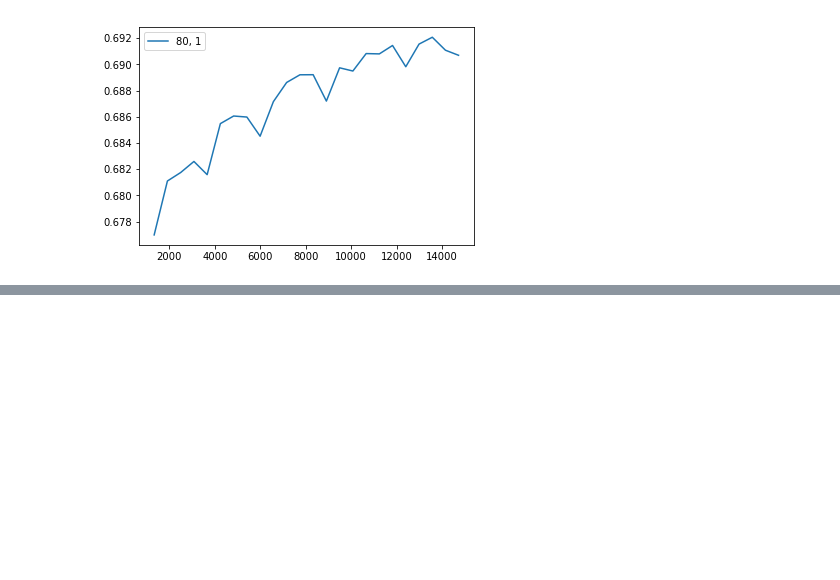
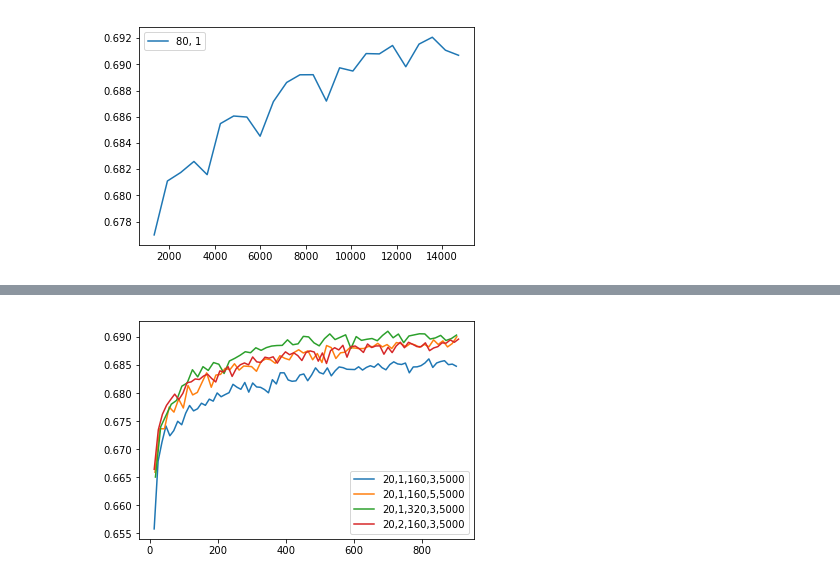
Before and after one commit to NicolasFerland/WildFire, a Jupyter notebook: Neuronet2.ipynb, the cells around one changed output, grey strips where cells are left out. Saved outputs shown, nothing was run; the diff lists cells and outputs as text; code cells hidden in the pictures; blank space fills up the shorter version.

```diff
--- a/Neuronet2.ipynb
+++ b/Neuronet2.ipynb
@@ -245,0 +447,8 @@ modelList[0].save_weights('my_model_weights14k.h5')
+# %%
+Plot(2, 'acc', '20,1,160,3,5000')
+Plot(4, 'acc', '20,1,160,5,5000')
+Plot(5, 'acc', '20,1,320,3,5000')
+Plot(6, 'acc', '20,2,160,3,5000')
+plt.legend();
+# %% [output]
+[figure, added]
```
Also changed, not shown: parts of 26 cells of this notebook, 3 other files.
